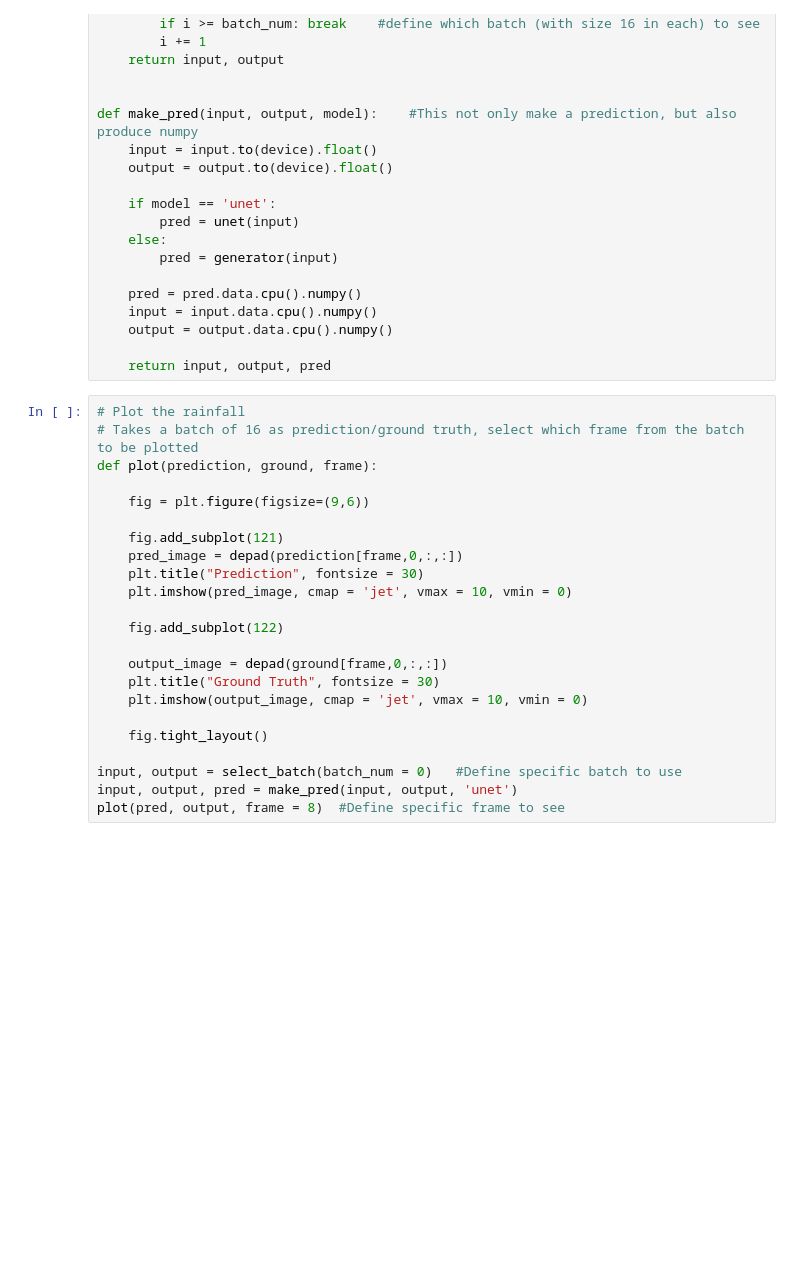
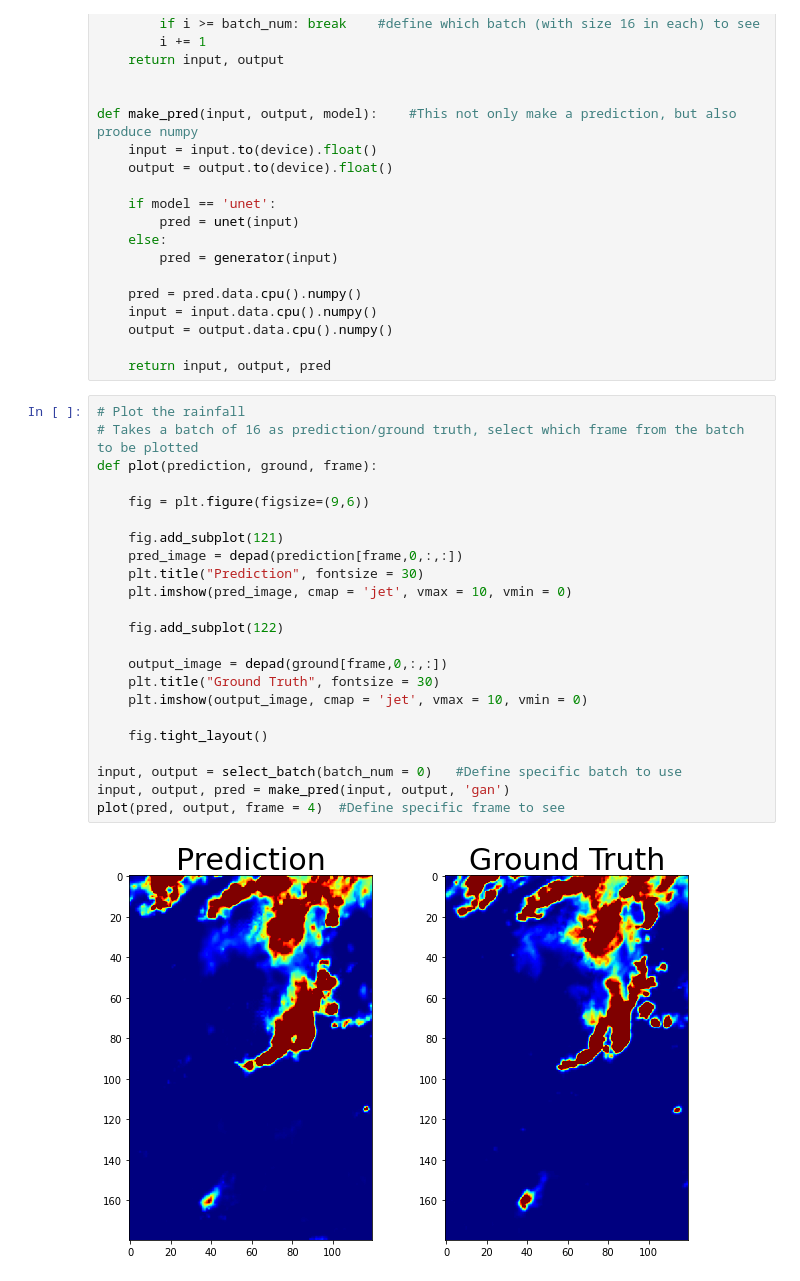
Before and after one commit to ZHANGZ1YUE/RainGAN, a Jupyter notebook: predict.ipynb, the cells around one changed output. Cells and saved outputs as stored; diff of their text form; blank space fills up the shorter version.

```diff
--- a/predict.ipynb
+++ b/predict.ipynb
@@ -115,26 +115,28 @@ def make_pred(input, output, model):    #This not only make a prediction, but al
 # %%
 # Plot the rainfall
 # Takes a batch of 16 as prediction/ground truth, select which frame from the batch to be plotted
 def plot(prediction, ground, frame):
 
     fig = plt.figure(figsize=(9,6))
 
     fig.add_subplot(121)
     pred_image = depad(prediction[frame,0,:,:])
     plt.title("Prediction", fontsize = 30)
     plt.imshow(pred_image, cmap = 'jet', vmax = 10, vmin = 0)
 
     fig.add_subplot(122)
 
     output_image = depad(ground[frame,0,:,:])
     plt.title("Ground Truth", fontsize = 30)
     plt.imshow(output_image, cmap = 'jet', vmax = 10, vmin = 0)
 
     fig.tight_layout()
 
 input, output = select_batch(batch_num = 0)   #Define specific batch to use
-input, output, pred = make_pred(input, output, 'unet')
-plot(pred, output, frame = 8)  #Define specific frame to see
+input, output, pred = make_pred(input, output, 'gan')
+plot(pred, output, frame = 4)  #Define specific frame to see
+# %% [output]
+[figure, added]
 # %%
 # Print the radially averaged PSD
 import pysteps
```
Also changed, not shown: parts of 3 cells of this notebook.
